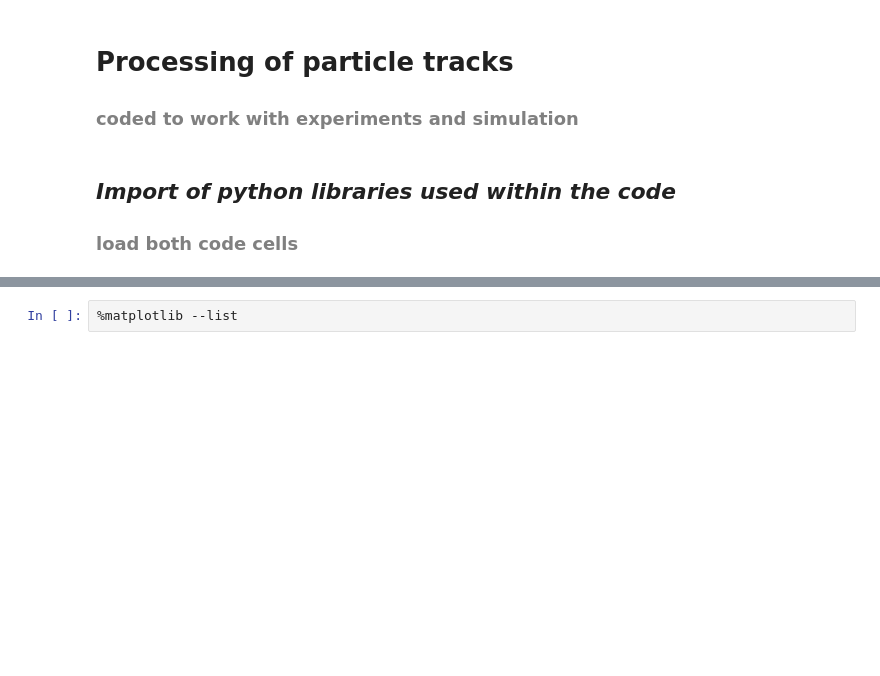
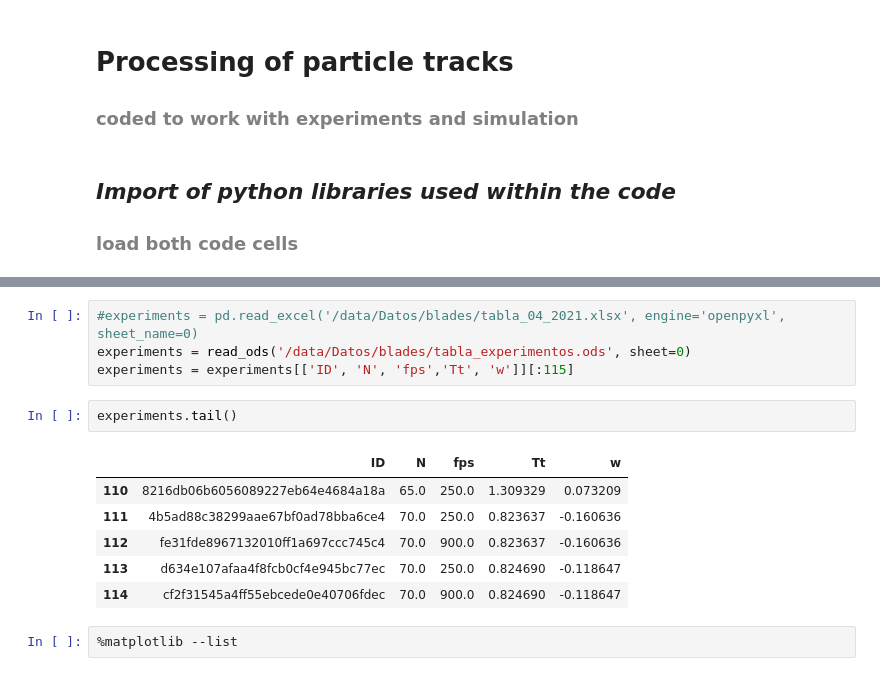
Before and after one commit to fvegar/brownian, a Jupyter notebook: chiral_tracks.ipynb, the cells around one changed output, grey strips where cells are left out. Drawn from its saved outputs; the diff is of its cells as text; blank space fills up the shorter version.

```diff
--- a/chiral_tracks.ipynb
+++ b/chiral_tracks.ipynb
@@ -78,6 +79,19 @@ def set_up_graf(idf, LX, LY):
     ax.set_xlim([0,LX])
     ax.set_xlabel(r'$x/\sigma$',fontsize = 14)
     ax.set_ylabel(r'$y/\sigma$', fontsize = 14)
+# %%
+#experiments = pd.read_excel('/data/Datos/blades/tabla_04_2021.xlsx', engine='openpyxl', sheet_name=0)
+experiments = read_ods('/data/Datos/blades/tabla_experimentos.ods', sheet=0)
+experiments = experiments[['ID', 'N', 'fps','Tt', 'w']][:115]
+# %%
+experiments.tail()
+# %% [output]
+|  | ID | N | fps | Tt | w |
+| 110 | 8216db06b6056089227eb64e4684a18a | 65.0 | 250.0 | 1.309329 | 0.073209 |
+| 111 | 4b5ad88c38299aae67bf0ad78bba6ce4 | 70.0 | 250.0 | 0.823637 | -0.160636 |
+| 112 | fe31fde8967132010ff1a697ccc745c4 | 70.0 | 900.0 | 0.823637 | -0.160636 |
+| 113 | d634e107afaa4f8fcb0cf4e945bc77ec | 70.0 | 250.0 | 0.824690 | -0.118647 |
+| 114 | cf2f31545a4ff55ebcede0e40706fdec | 70.0 | 900.0 | 0.824690 | -0.118647 |
 # %%
 %matplotlib --list
 # %% [output]
```
Also changed, not shown: parts of 58 cells of this notebook, 3 other files.
